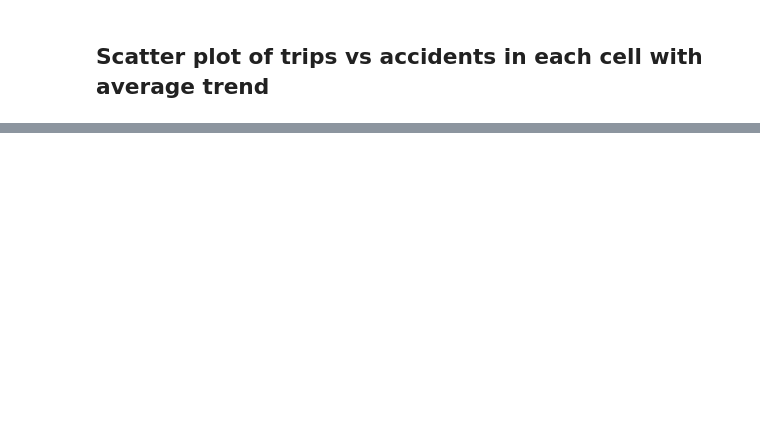
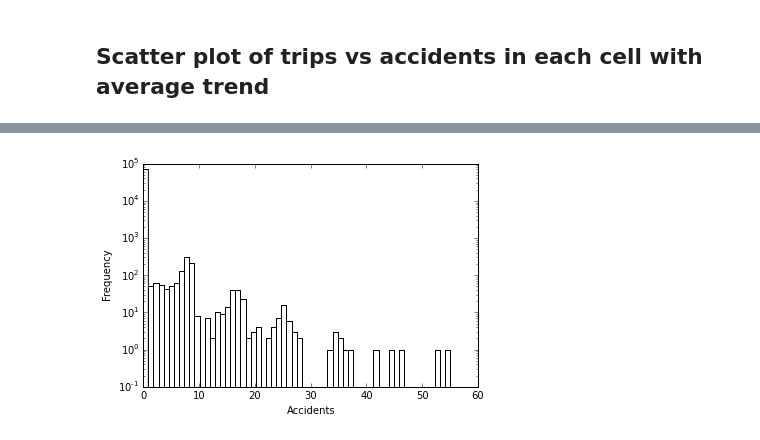
Before and after one commit to glciampaglia/tbdc15, a Jupyter notebook: Trips_accidents.ipynb, the cells around one changed output, grey strips where cells are left out. Saved outputs shown, nothing was run; the diff lists cells and outputs as text; code cells hidden in the pictures; blank space fills up the shorter version.

```diff
--- a/Trips_accidents.ipynb
+++ b/Trips_accidents.ipynb
@@ -166,0 +224,8 @@ show()
+# %%
+hist(df['accidents'], log=True, bins=60, color='white')
+ylim(.1, 1e5)
+xlabel('Accidents')
+ylabel('Frequency')
+savefig('accidents_histogram_palermo.pdf')
+# %% [output]
+[figure, added]
```
Also changed, not shown: parts of 12 cells of this notebook.
